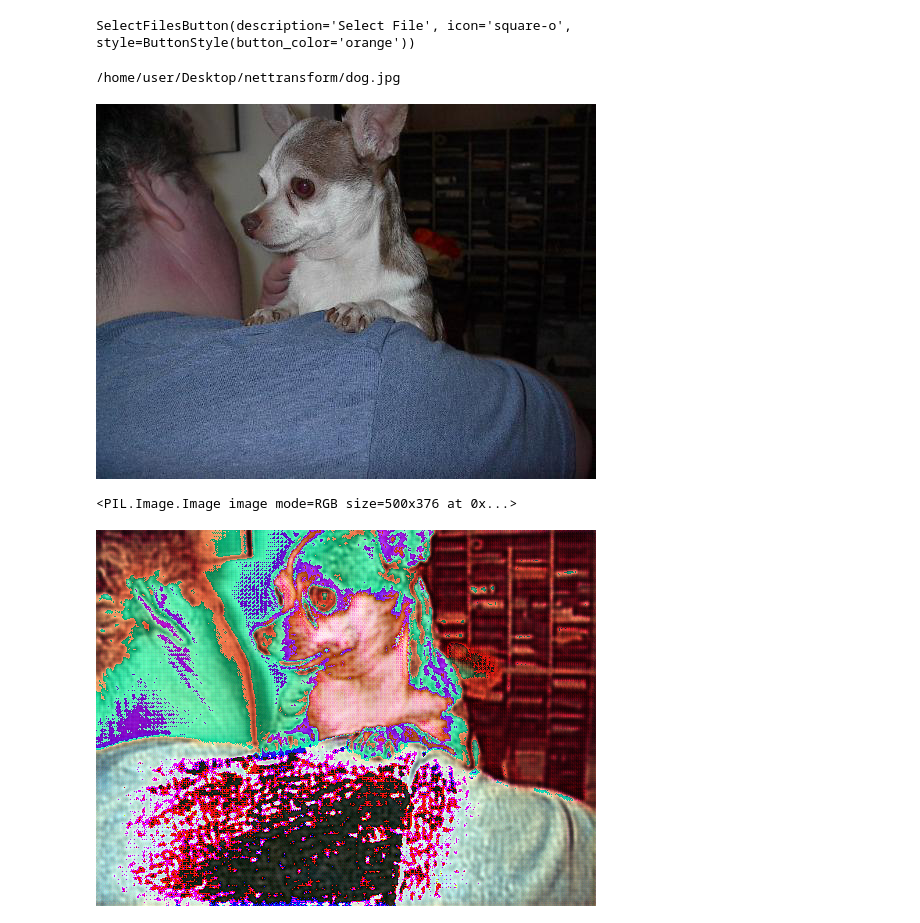
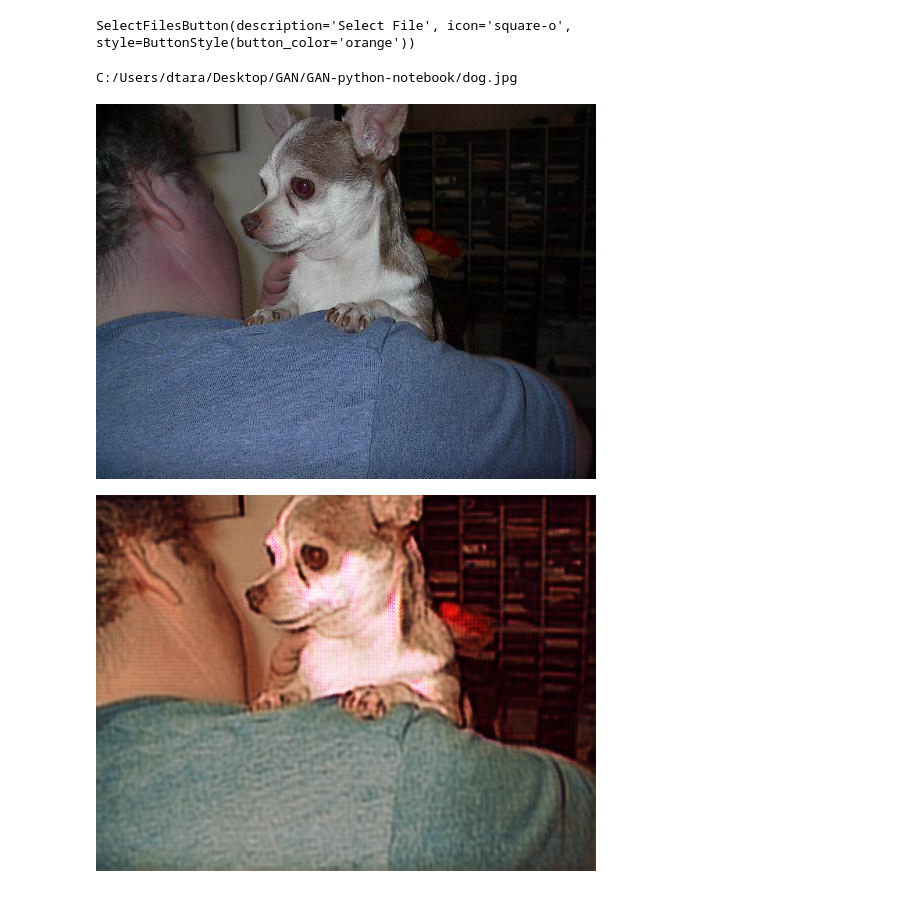
Before and after one commit to dmta9796/GAN-python-notebook, a Jupyter notebook: nettransform.ipynb, the cells around one changed output. Cells and saved outputs as stored; diff of their text form; code cells hidden in the pictures.

Commit message:
denormalization of image fix

```diff
--- a/nettransform.ipynb
+++ b/nettransform.ipynb
@@ -87,22 +87,29 @@ class SelectFilesButton(widgets.Button):
 # Initialize generator and discriminator
 #AutoEncoder = GeneratorResNet(res_blocks=opt.n_residual_blocks)
 
-def sample_image(image,AutoEncoder,reverse):
+def sample_image(image,AutoEncoder,toimagetransform):
     """Saves a generated sample from the test set"""
     result=AutoEncoder(image)[0]
     #print(result)
-    result=reverse(result)
-    print(result)
+    result=toimagetransform(inversenormalize()(result))
     display(result)
     #save_image(result, 'returnimage.png', nrow=5, normalize=True)
+
+def inversenormalize():
+    invTrans = transforms.Compose([ transforms.Normalize(mean = [ 0., 0., 0. ],std = [ 1/0.5, 1/0.5, 1/0.5 ]),
+                                   transforms.Normalize(mean = [ -0.5, -0.5, -0.5 ],std = [ 1., 1., 1. ])])
+    return invTrans
 
 def transformimage(image):
 	afile='AutoEncoder.pth'
 	imagefile=image
 	im=Image.open(imagefile)
 	width, height = im.size
-	reverse=transforms.ToPILImage();
-	transform_ = [ transforms.Resize(int(height*1.12), Image.BICUBIC),transforms.RandomCrop((height, width)),transforms.RandomHorizontalFlip(),transforms.ToTensor(),transforms.Normalize((0.5,0.5,0.5), (0.5,0.5,0.5)) ]
+	toimagetransform=transforms.ToPILImage();
+	transform_ = [ transforms.Resize(int(height*1.12), Image.BICUBIC),
+                  transforms.RandomCrop((height, width)),
+                  transforms.RandomHorizontalFlip(),transforms.ToTensor(),
+                  transforms.Normalize((0.5,0.5,0.5), (0.5,0.5,0.5)) ]
 	transform = transforms.Compose(transform_)
 	im = transform(im).unsqueeze(0)
 	if(os.path.exists(afile)):
@@ -111,39 +118,33 @@ def transformimage(image):
 		#AutoEncoder.load_state_dict(afile)
 
 	cuda = True if torch.cuda.is_available() else False
 	if cuda:
 	    AutoEncoder = AutoEncoder.cuda()
 	    #criterion_GAN.cuda()
 	    #criterion_cycle.cuda()
 	    #criterion_identity.cuda()
 	#print(im)
-	sample_image(im,AutoEncoder,reverse)
+	sample_image(im,AutoEncoder,toimagetransform)
 	#print(im)
 
 
 image=""
 def on_change(change):
     print(change['new'])
     imagepath= change['new']
     #path='/home/user/Desktop/nettransform/default.jpg'
     #print(image)
     if(imagepath != ""):
         display(Image.open(imagepath))
         transformimage(imagepath)
 
 button = SelectFilesButton()
 button.files = image
 button.observe(on_change, names='files')
 box=widgets.Box([widgets.Label(image)])
 display(button)
-#path='/home/user/Desktop/nettransform/default.jpg'
-#    if(image != ""):
-#        path=image
-        #transformimage(image)
-#    display(Image.open(path))
 # %% [output]
 SelectFilesButton(description='Select File', icon='square-o', style=ButtonStyle(button_color='orange'))
-/home/user/Desktop/nettransform/dog.jpg
+C:/Users/dtara/Desktop/GAN/GAN-python-notebook/dog.jpg
 [figure]
-<PIL.Image.Image image mode=RGB size=500x376 at 0x...>
-[figure, old version]
+[figure, new version]
```
